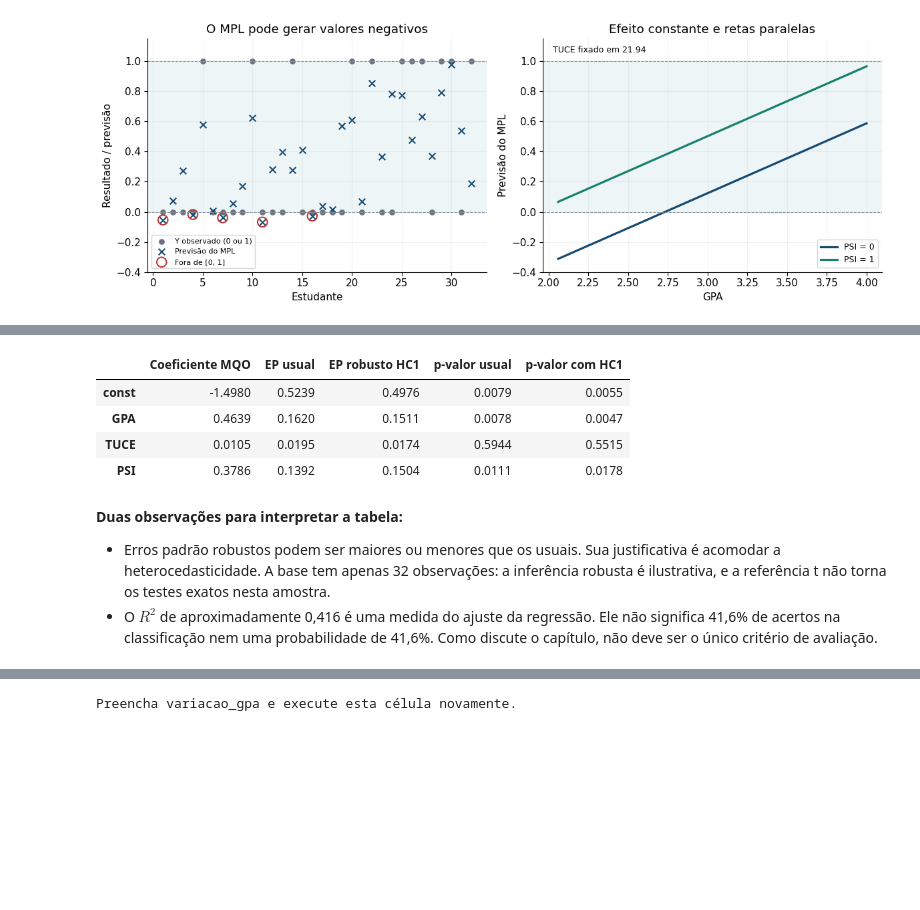
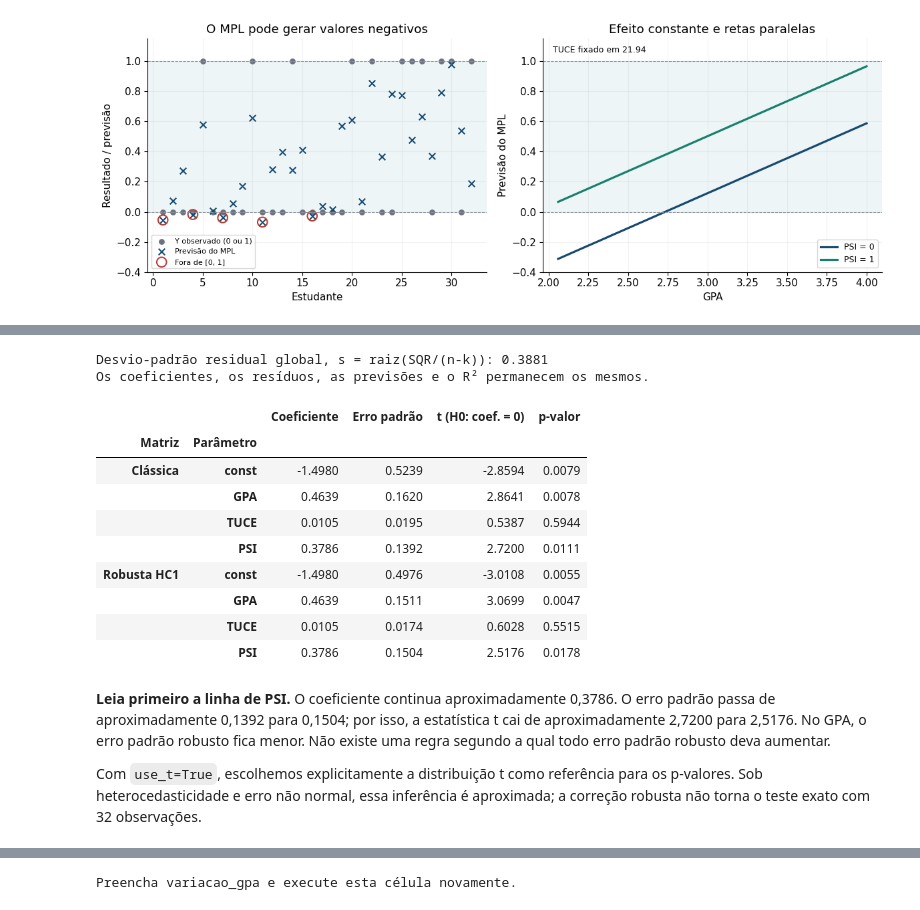
Before and after one commit to FPetterini/econometria, a Jupyter notebook: Aula_01_MPL_Gujarati_60min.ipynb, the cells around one changed output, grey strips where cells are left out. Saved outputs shown, nothing was run; the diff lists cells and outputs as text; code cells hidden in the pictures; blank space fills up the shorter version.

```diff
--- a/Aula_01_MPL_Gujarati_60min.ipynb
+++ b/Aula_01_MPL_Gujarati_60min.ipynb
@@ -31,6 +29,5 @@ Os dados estão incorporados abaixo: não é necessário montar o Drive nem baix
 # %%
 # Bibliotecas: tabelas, cálculos, gráficos e estimação econométrica.
-# O Colab normalmente já oferece essas bibliotecas.
 import importlib.util
 import subprocess
 import sys
@@ -43,10 +40,10 @@ import numpy as np
 import pandas as pd
 import matplotlib.pyplot as plt
 import statsmodels.api as sm
-from IPython.display import display
+from IPython.display import display, HTML
 
 %matplotlib inline
 plt.rcParams.update({"font.size": 11, "axes.spines.top": False, "axes.spines.right": False})
-pd.set_option("display.max_columns", 10)
-print("Ambiente pronto. Vamos trabalhar com os 32 estudantes da Tabela 15.7.")
+pd.set_option("display.max_columns", 12)
+print("Ambiente pronto. Os dados são dos 32 estudantes da Tabela 15.7.")
 # %% [output]
@@ -317,24 +426,36 @@ O capítulo menciona os erros padrão robustos de White. Usaremos a variante **H
 # %%
-# HC1: erros padrão robustos à heterocedasticidade.
-# use_t=True explicita a distribuição de referência usada neste exercício.
 mpl_robusto = mpl.get_robustcov_results(cov_type="HC1", use_t=True)
+nomes = list(mpl.params.index)
 
-comparacao_erros = pd.DataFrame({
-    "Coeficiente MQO": mpl.params,
-    "EP usual": mpl.bse,
-    "EP robusto HC1": mpl_robusto.bse,
-    "p-valor usual": mpl.pvalues,
-    "p-valor com HC1": mpl_robusto.pvalues,
-})
-display(comparacao_erros.style.format("{:.4f}"))
+def tabela_inferencia(resultado):
+    return pd.DataFrame({
+        "Coeficiente": np.asarray(resultado.params),
+        "Erro padrão": np.asarray(resultado.bse),
+        "t (H0: coef. = 0)": np.asarray(resultado.tvalues),
+        "p-valor": np.asarray(resultado.pvalues),
+    }, index=nomes)
+
+comparacao_inferencia = pd.concat({
+    "Clássica": tabela_inferencia(mpl),
+    "Robusta HC1": tabela_inferencia(mpl_robusto),
+}, names=["Matriz", "Parâmetro"])
+display(comparacao_inferencia.style.format("{:.4f}"))
+print(f"Desvio-padrão residual global, s = raiz(SQR/(n-k)): {np.sqrt(mpl.scale):.4f}")
+print("Os coeficientes, os resíduos, as previsões e o R² permanecem os mesmos.")
 # %% [output]
+Desvio-padrão residual global, s = raiz(SQR/(n-k)): 0.3881
+Os coeficientes, os resíduos, as previsões e o R² permanecem os mesmos.
-|  | Coeficiente MQO | EP usual | EP robusto HC1 | p-valor usual | p-valor com HC1 |
-| const | -1.4980 | 0.5239 | 0.4976 | 0.0079 | 0.0055 |
-| GPA | 0.4639 | 0.1620 | 0.1511 | 0.0078 | 0.0047 |
-| TUCE | 0.0105 | 0.0195 | 0.0174 | 0.5944 | 0.5515 |
-| PSI | 0.3786 | 0.1392 | 0.1504 | 0.0111 | 0.0178 |
+|  |  | Coeficiente | Erro padrão | t (H0: coef. = 0) | p-valor |
+| Matriz | Parâmetro |  |  |  |  |
+| Clássica | const | -1.4980 | 0.5239 | -2.8594 | 0.0079 |
+|  | GPA | 0.4639 | 0.1620 | 2.8641 | 0.0078 |
+|  | TUCE | 0.0105 | 0.0195 | 0.5387 | 0.5944 |
+|  | PSI | 0.3786 | 0.1392 | 2.7200 | 0.0111 |
+| Robusta HC1 | const | -1.4980 | 0.4976 | -3.0108 | 0.0055 |
+|  | GPA | 0.4639 | 0.1511 | 3.0699 | 0.0047 |
+|  | TUCE | 0.0105 | 0.0174 | 0.6028 | 0.5515 |
+|  | PSI | 0.3786 | 0.1504 | 2.5176 | 0.0178 |
 # %% [markdown]
-**Duas observações para interpretar a tabela:**
+**Leia primeiro a linha de PSI.** O coeficiente continua aproximadamente 0,3786. O erro padrão passa de aproximadamente 0,1392 para 0,1504; por isso, a estatística t cai de aproximadamente 2,7200 para 2,5176. No GPA, o erro padrão robusto fica menor. Não existe uma regra segundo a qual todo erro padrão robusto deva aumentar.
 
-- Erros padrão robustos podem ser maiores ou menores que os usuais. Sua justificativa é acomodar a heterocedasticidade. A base tem apenas 32 observações: a inferência robusta é ilustrativa, e a referência t não torna os testes exatos nesta amostra.
-- O $R^2$ de aproximadamente 0,416 é uma medida do ajuste da regressão. Ele não significa 41,6% de acertos na classificação nem uma probabilidade de 41,6%. Como discute o capítulo, não deve ser o único critério de avaliação.
+Com `use_t=True`, escolhemos explicitamente a distribuição t como referência para os p-valores. Sob heterocedasticidade e erro não normal, essa inferência é aproximada; a correção robusta não torna o teste exato com 32 observações.
```
Also changed, not shown: parts of 33 cells of this notebook.
